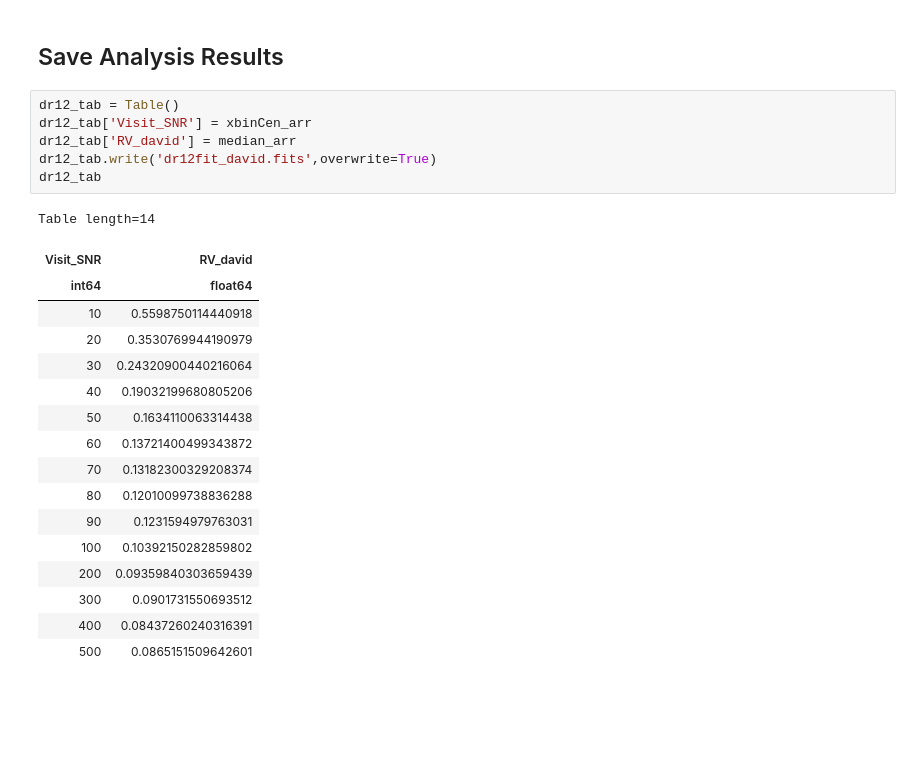
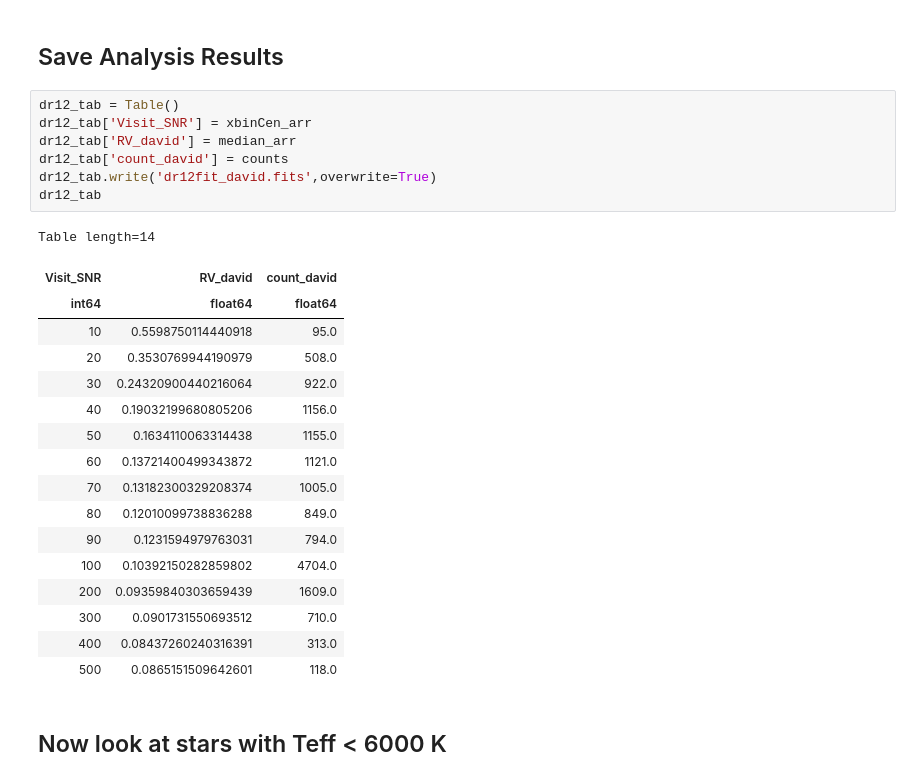
Before and after one commit to deleenm/SDSS-V_Commission, a Jupyter notebook: DR12_RVs.ipynb, the cells around one changed output. Cells and saved outputs as stored; diff of their text form; blank space fills up the shorter version.

```diff
--- a/DR12_RVs.ipynb
+++ b/DR12_RVs.ipynb
@@ -437,24 +440,27 @@ print(counts)
 # %%
 dr12_tab = Table()
 dr12_tab['Visit_SNR'] = xbinCen_arr
 dr12_tab['RV_david'] = median_arr
+dr12_tab['count_david'] = counts
 dr12_tab.write('dr12fit_david.fits',overwrite=True)
 dr12_tab
 # %% [output]
 Table length=14
-| Visit_SNR | RV_david |
-| int64 | float64 |
-| 10 | 0.5598750114440918 |
-| 20 | 0.3530769944190979 |
-| 30 | 0.24320900440216064 |
-| 40 | 0.19032199680805206 |
-| 50 | 0.1634110063314438 |
-| 60 | 0.13721400499343872 |
-| 70 | 0.13182300329208374 |
-| 80 | 0.12010099738836288 |
-| 90 | 0.1231594979763031 |
-| 100 | 0.10392150282859802 |
-| 200 | 0.09359840303659439 |
-| 300 | 0.0901731550693512 |
-| 400 | 0.08437260240316391 |
-| 500 | 0.0865151509642601 |
+| Visit_SNR | RV_david | count_david |
+| int64 | float64 | float64 |
+| 10 | 0.5598750114440918 | 95.0 |
+| 20 | 0.3530769944190979 | 508.0 |
+| 30 | 0.24320900440216064 | 922.0 |
+| 40 | 0.19032199680805206 | 1156.0 |
+| 50 | 0.1634110063314438 | 1155.0 |
+| 60 | 0.13721400499343872 | 1121.0 |
+| 70 | 0.13182300329208374 | 1005.0 |
+| 80 | 0.12010099738836288 | 849.0 |
+| 90 | 0.1231594979763031 | 794.0 |
+| 100 | 0.10392150282859802 | 4704.0 |
+| 200 | 0.09359840303659439 | 1609.0 |
+| 300 | 0.0901731550693512 | 710.0 |
+| 400 | 0.08437260240316391 | 313.0 |
+| 500 | 0.0865151509642601 | 118.0 |
+# %% [markdown]
+## Now look at stars with Teff < 6000 K
```
Also changed, not shown: parts of 7 cells of this notebook, 3 other files.
